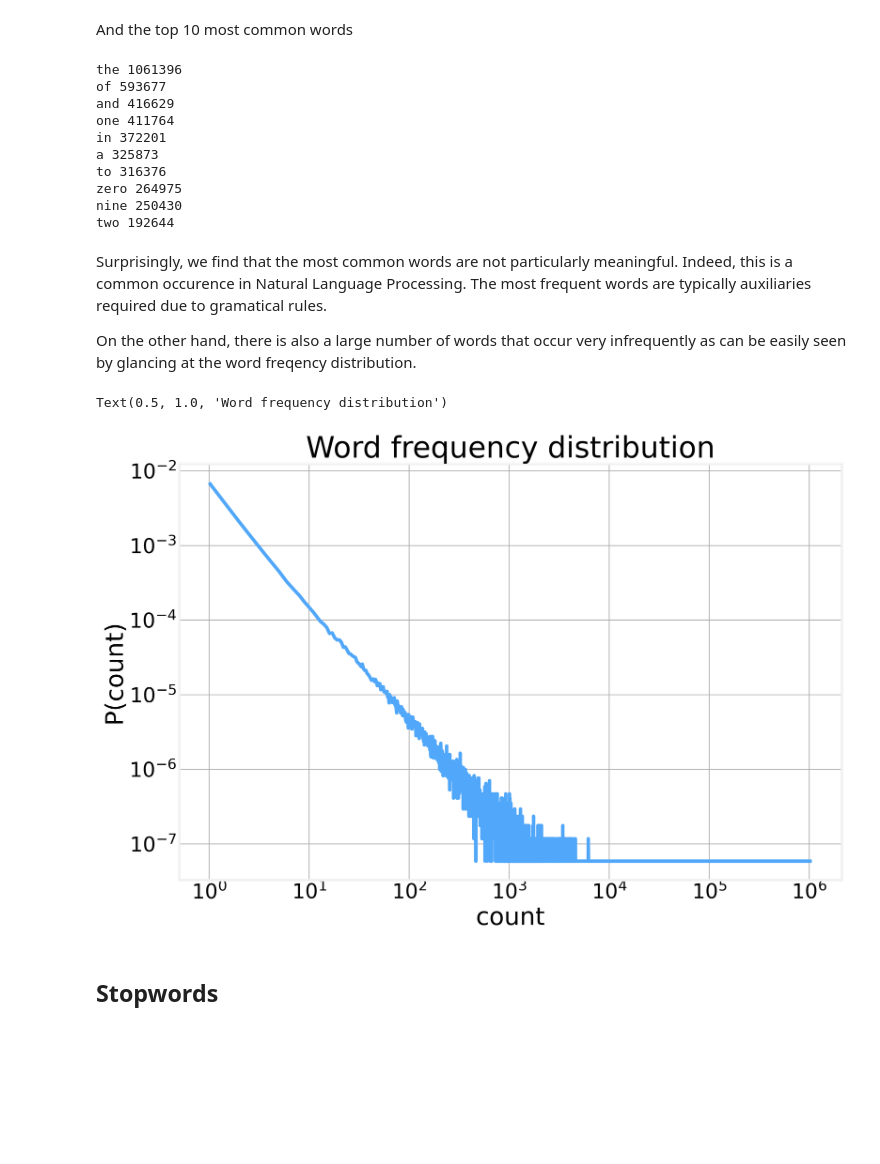
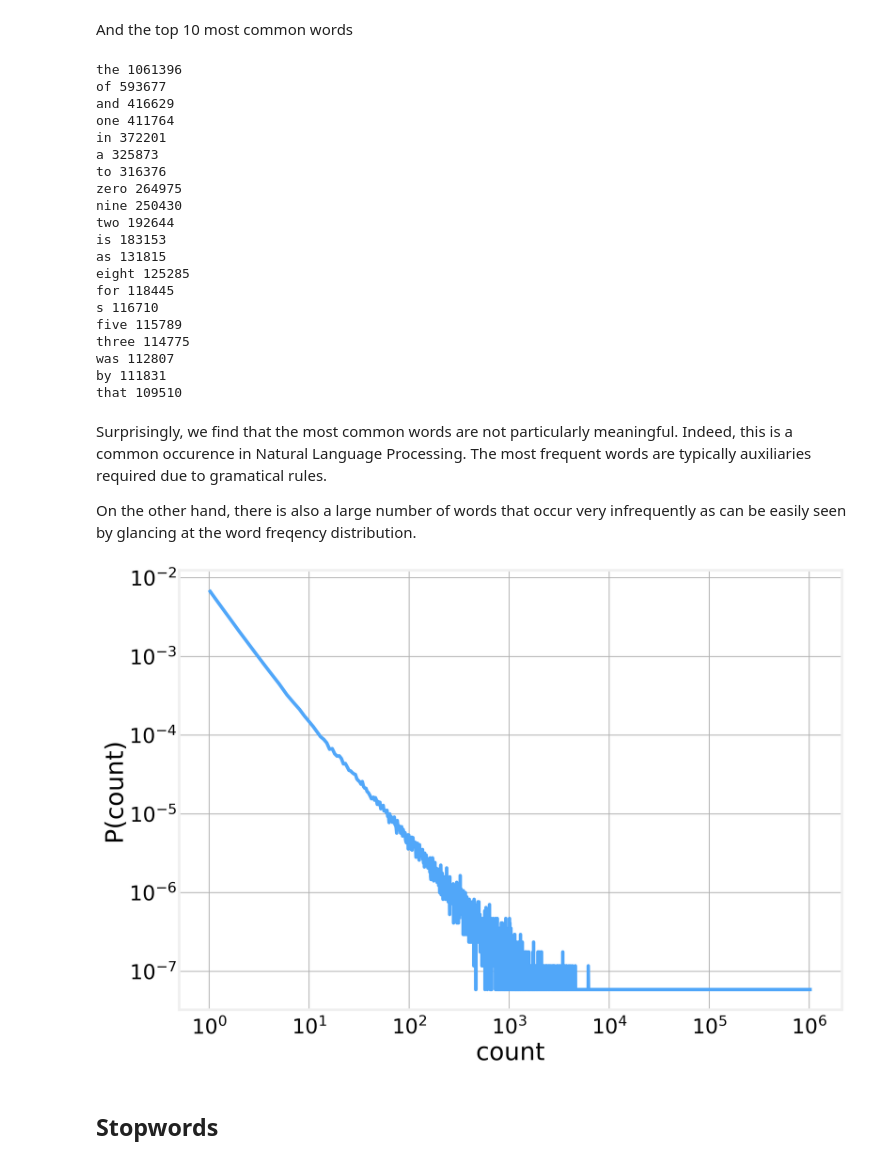
Before and after one commit to DataForScience/NLP, a Jupyter notebook: 1. Text Representation.ipynb, the cells around one changed output. Drawn from its saved outputs; the diff is of its cells as text; code cells hidden in the pictures; blank space fills up the shorter version.

```diff
--- a/1. Text Representation.ipynb
+++ b/1. Text Representation.ipynb
@@ -50,7 +49,7 @@ json      : 2.0.9
 # %% [markdown]
 Set the default style
 # %%
-plt.style.use('./d4sci.mplstyle')
+plt.style.use('d4sci.mplstyle')
 # %% [markdown]
 We choose a well known nursery rhyme, that has the added distinction of having been the first audio ever recorded, to be the short snippet of text that we will use in our examples:
 # %%
@@ -345,7 +370,7 @@ counts = Counter(data)
 
 sorted_counts = sorted(list(counts.items()), key=lambda x: x[1], reverse=True)
 
-for word, count in sorted_counts[:10]:
+for word, count in sorted_counts[:20]:
     print(word, count)
 # %% [output]
 the 1061396
@@ -358,6 +383,16 @@ to 316376
 zero 264975
 nine 250430
 two 192644
+is 183153
+as 131815
+eight 125285
+for 118445
+s 116710
+five 115789
+three 114775
+was 112807
+by 111831
+that 109510
 # %% [markdown]
 Surprisingly, we find that the most common words are not particularly meaningful. Indeed, this is a common occurence in Natural Language Processing. The most frequent words are typically auxiliaries required due to gramatical rules.
 
@@ -365,18 +400,18 @@ On the other hand, there is also a large number of words that occur very infrequ
 # %%
 dist = Counter(counts.values())
 dist = list(dist.items())
 dist.sort(key=lambda x: x[0])
 dist = np.array(dist)
 
 norm = np.dot(dist.T[0], dist.T[1])
 
-plt.loglog(dist.T[0], dist.T[1]/norm)
-plt.xlabel("count")
-plt.ylabel("P(count)")
-plt.title("Word frequency distribution")
+fig, ax = plt.subplots(1)
+ax.loglog(dist.T[0], dist.T[1]/norm)
+ax.set_xlabel("count")
+ax.set_ylabel("P(count)")
+ax.tick_params(axis="x",direction="out", pad=10)
 # %% [output]
-Text(0.5, 1.0, 'Word frequency distribution')
-[figure, old version]
+[figure, new version]
 # %% [markdown]
 ## Stopwords
 # %% [markdown]
```
Also changed, not shown: parts of 9 cells of this notebook, 5 other files.
